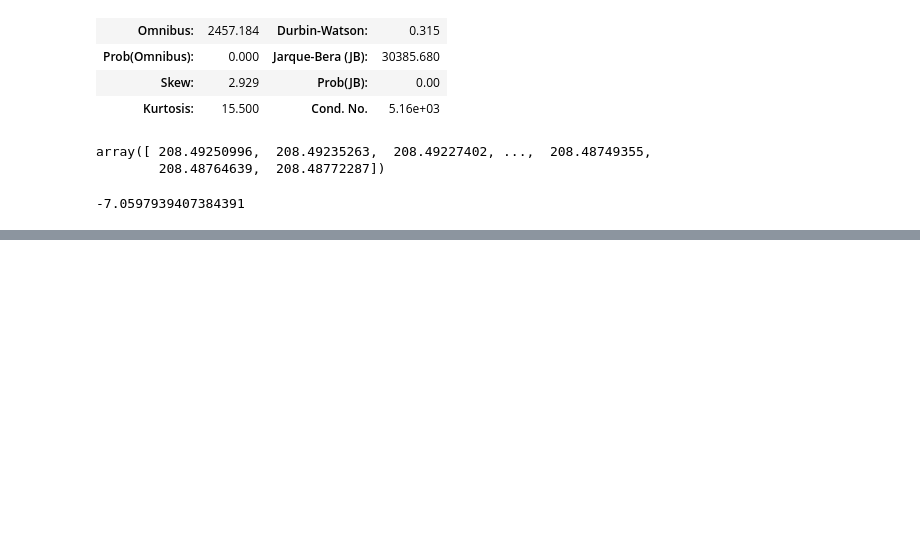
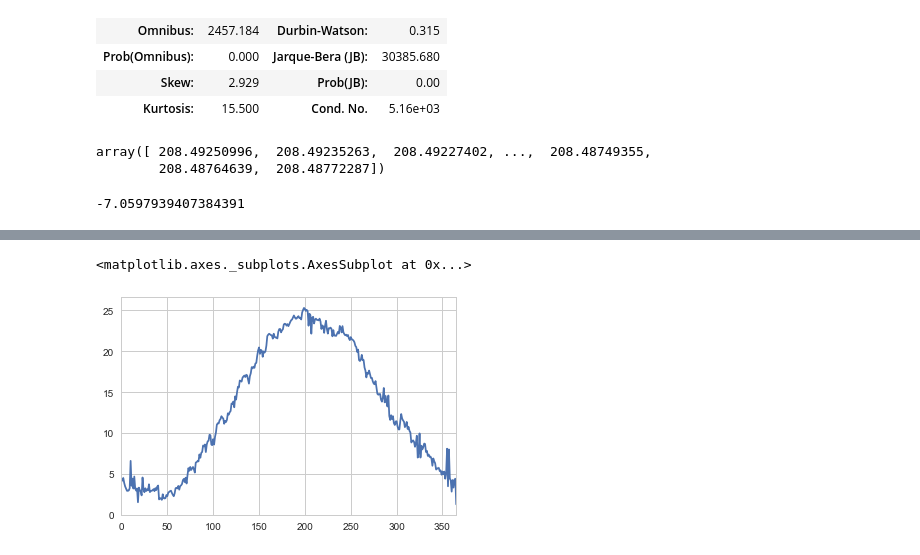
Before and after one commit to pycckuu/Great-Lakes-Data, a Jupyter notebook: post_proc_scripts/Data crunching.ipynb, the cells around one changed output, grey strips where cells are left out. Cells and saved outputs as stored; diff of their text form; code cells hidden in the pictures; blank space fills up the shorter version.

```diff
--- a/post_proc_scripts/Data crunching.ipynb
+++ b/post_proc_scripts/Data crunching.ipynb
@@ -133,0 +193,5 @@ result.params[1]*365
+# %%
+sns.tsplot(df4.fillna(0).as_matrix().T)
+# %% [output]
+<matplotlib.axes._subplots.AxesSubplot at 0x...>
+[figure, added]
```
Also changed, not shown: parts of 11 cells of this notebook, 3 other files.
